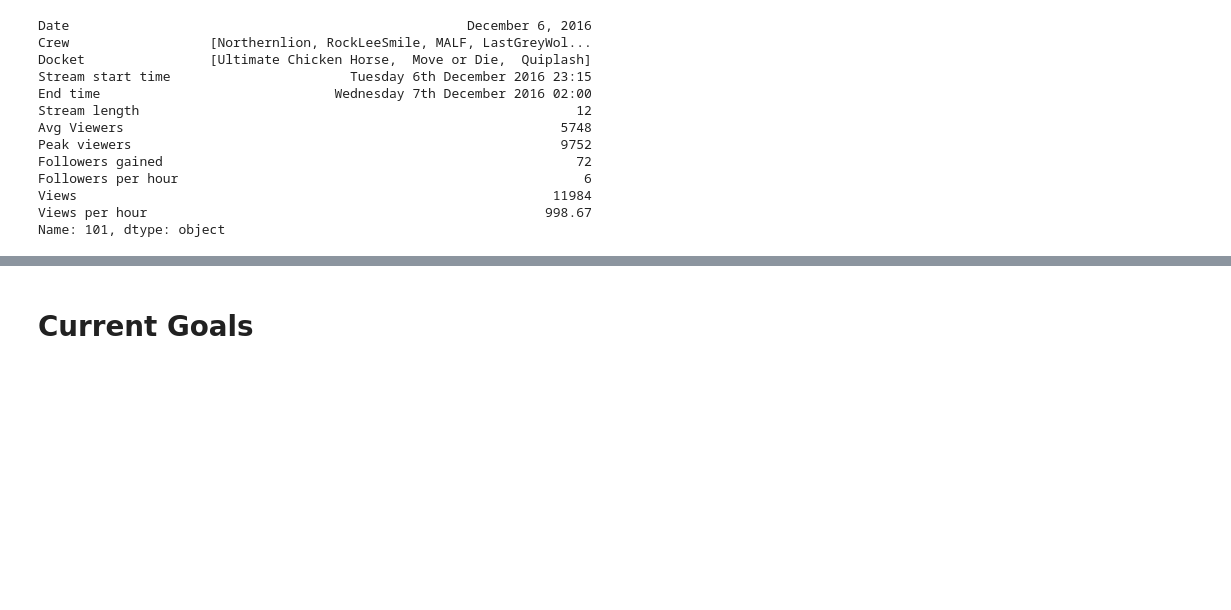
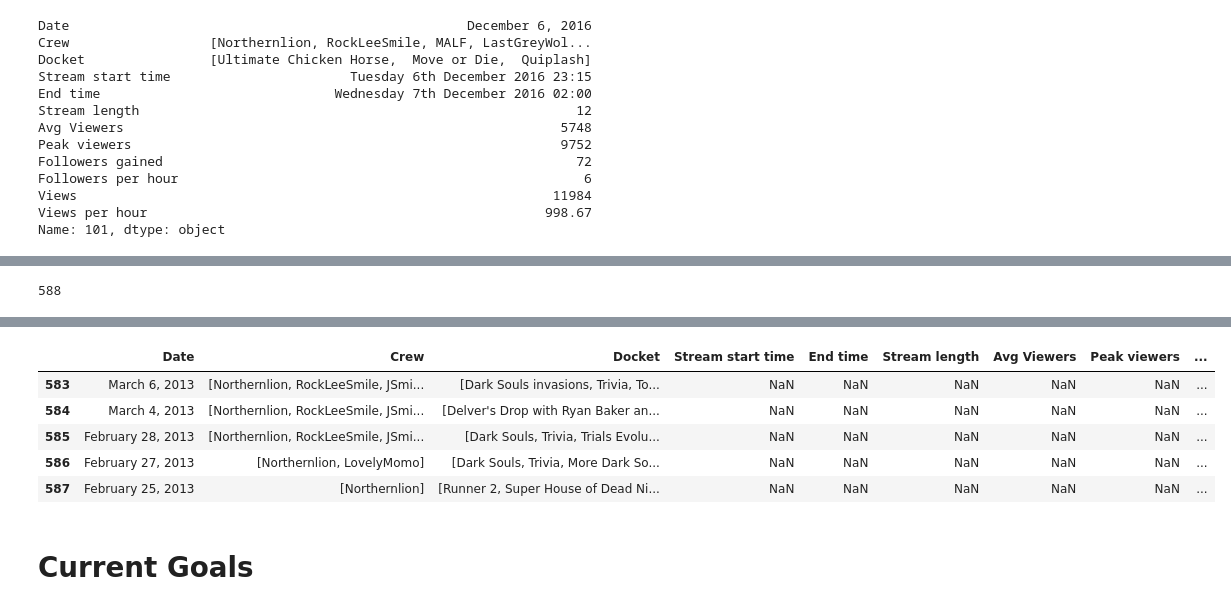
Before and after one commit to Data-Science-for-Linguists/NLSS_Project, a Jupyter notebook: NLSS.ipynb, the cells around one changed output, grey strips where cells are left out. Cells and saved outputs as stored; diff of their text form; code cells hidden in the pictures; blank space fills up the shorter version.

```diff
--- a/NLSS.ipynb
+++ b/NLSS.ipynb
@@ -511,3 +520,9 @@ nlss_df.head()
 | 2 | August 21, 2017 | [Northernlion, RockLeeSmile, JSmi... | [Fire Pro Wrestling World, Ultima... | Monday 21st August 2017 22:15 | Tuesday 22nd August 2017 01:15 | 13 | 4797 | 5347 | ... |
 | 3 | August 17, 2017 | [RockLeeSmile, LastGreyWolf, HCJu... | [Geoguessr, Golf It, Quiplash] | Thursday 17th August 2017 21:15 | Friday 18th August 2017 00:15 | 13 | 5214 | 6075 | ... |
 | 4 | August 16, 2017 | [Northernlion, BaerTaffy, LastGre... | [Nidhogg 2, Speedrunners, Pinturi... | Wednesday 16th August 2017 21:15 | Thursday 17th August 2017 00:30 | 14 | 4681 | 5250 | ... |
+# %%
+len(nlss_df)
+nlss_df.head()
+nlss_df.tail()
+# %% [output]
+588
@@ -513,0 +535,6 @@ nlss_df.head()
+|  | Date | Crew | Docket | Stream start time | End time | Stream length | Avg Viewers | Peak viewers | ... |
+| 583 | March 6, 2013 | [Northernlion, RockLeeSmile, JSmi... | [Dark Souls invasions, Trivia, To... | NaN | NaN | NaN | NaN | NaN | ... |
+| 584 | March 4, 2013 | [Northernlion, RockLeeSmile, JSmi... | [Delver's Drop with Ryan Baker an... | NaN | NaN | NaN | NaN | NaN | ... |
+| 585 | February 28, 2013 | [Northernlion, RockLeeSmile, JSmi... | [Dark Souls, Trivia, Trials Evolu... | NaN | NaN | NaN | NaN | NaN | ... |
+| 586 | February 27, 2013 | [Northernlion, LovelyMomo] | [Dark Souls, Trivia, More Dark So... | NaN | NaN | NaN | NaN | NaN | ... |
+| 587 | February 25, 2013 | [Northernlion] | [Runner 2, Super House of Dead Ni... | NaN | NaN | NaN | NaN | NaN | ... |
```
Also changed, not shown: parts of 3 cells of this notebook, 1 other file.
